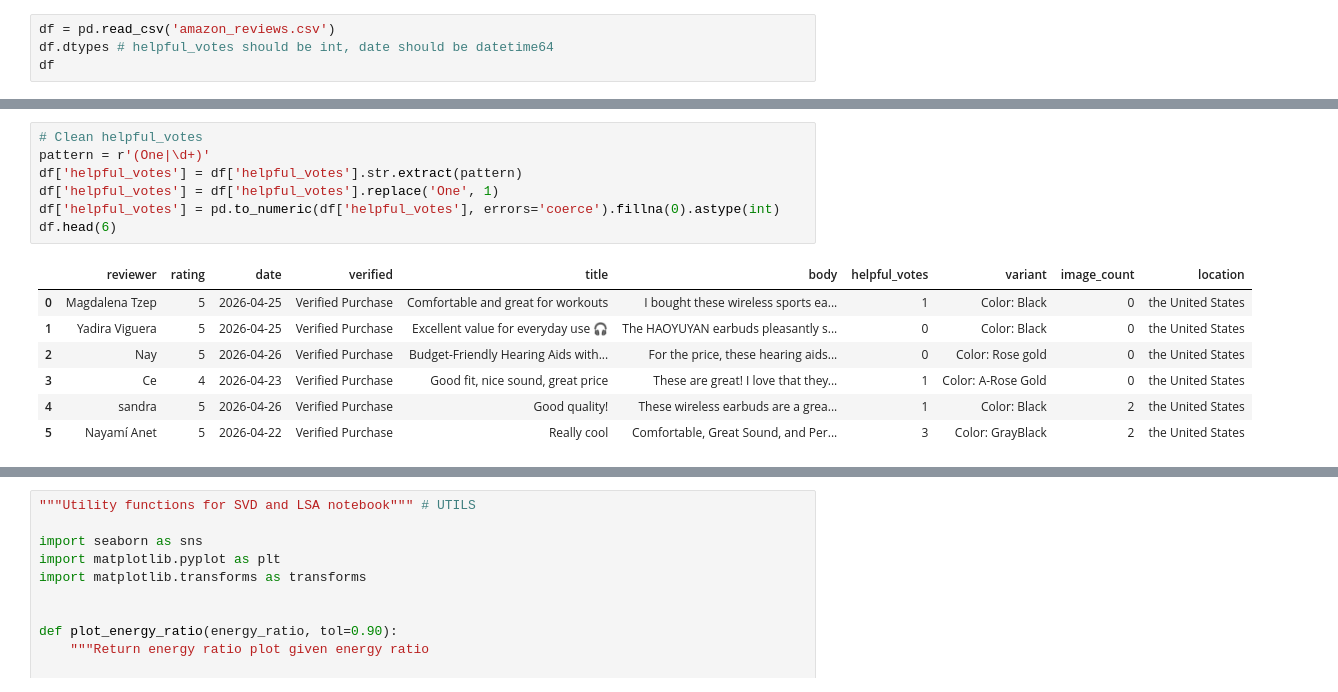
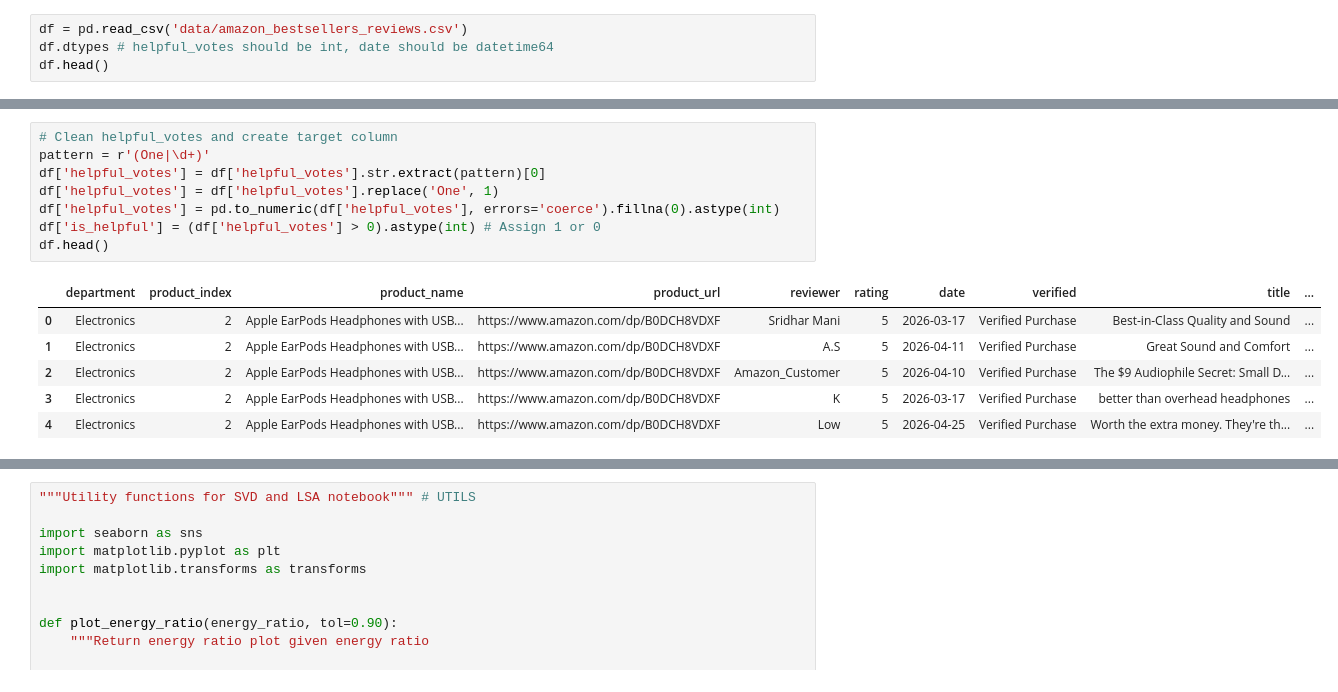
Before and after one commit to TheDetective14/helpful-review-identifier, a Jupyter notebook: cleaner.ipynb, the cells around one changed output, grey strips where cells are left out. Cells and saved outputs as stored; diff of their text form.

```diff
--- a/cleaner.ipynb
+++ b/cleaner.ipynb
@@ -10,5 +12,5 @@ DetectorFactory.seed = 0
 # %%
-df = pd.read_csv('amazon_reviews.csv')
+df = pd.read_csv('data/amazon_bestsellers_reviews.csv')
 df.dtypes # helpful_votes should be int, date should be datetime64
-df
+df.head()
 # %% [output]
@@ -42,15 +36,15 @@ df.head()
 # %%
-# Clean helpful_votes
+# Clean helpful_votes and create target column
 pattern = r'(One|\d+)'
-df['helpful_votes'] = df['helpful_votes'].str.extract(pattern)
+df['helpful_votes'] = df['helpful_votes'].str.extract(pattern)[0]
 df['helpful_votes'] = df['helpful_votes'].replace('One', 1)
 df['helpful_votes'] = pd.to_numeric(df['helpful_votes'], errors='coerce').fillna(0).astype(int)
-df.head(6)
+df['is_helpful'] = (df['helpful_votes'] > 0).astype(int) # Assign 1 or 0
+df.head()
 # %% [output]
-|  | reviewer | rating | date | verified | title | body | helpful_votes | variant | image_count | location |
-| 0 | Magdalena Tzep | 5 | 2026-04-25 | Verified Purchase | Comfortable and great for workouts | I bought these wireless sports ea... | 1 | Color: Black | 0 | the United States |
-| 1 | Yadira Viguera | 5 | 2026-04-25 | Verified Purchase | Excellent value for everyday use 🎧 | The HAOYUYAN earbuds pleasantly s... | 0 | Color: Black | 0 | the United States |
-| 2 | Nay | 5 | 2026-04-26 | Verified Purchase | Budget-Friendly Hearing Aids with... | For the price, these hearing aids... | 0 | Color: Rose gold | 0 | the United States |
-| 3 | Ce | 4 | 2026-04-23 | Verified Purchase | Good fit, nice sound, great price | These are great! I love that they... | 1 | Color: A-Rose Gold | 0 | the United States |
-| 4 | sandra | 5 | 2026-04-26 | Verified Purchase | Good quality! | These wireless earbuds are a grea... | 1 | Color: Black | 2 | the United States |
-| 5 | Nayamí Anet | 5 | 2026-04-22 | Verified Purchase | Really cool | Comfortable, Great Sound, and Per... | 3 | Color: GrayBlack | 2 | the United States |
+|  | department | product_index | product_name | product_url | reviewer | rating | date | verified | title | ... |
+| 0 | Electronics | 2 | Apple EarPods Headphones with USB... | https://www.amazon.com/dp/B0DCH8VDXF | Sridhar Mani | 5 | 2026-03-17 | Verified Purchase | Best-in-Class Quality and Sound | ... |
+| 1 | Electronics | 2 | Apple EarPods Headphones with USB... | https://www.amazon.com/dp/B0DCH8VDXF | A.S | 5 | 2026-04-11 | Verified Purchase | Great Sound and Comfort | ... |
+| 2 | Electronics | 2 | Apple EarPods Headphones with USB... | https://www.amazon.com/dp/B0DCH8VDXF | Amazon_Customer | 5 | 2026-04-10 | Verified Purchase | The $9 Audiophile Secret: Small D... | ... |
+| 3 | Electronics | 2 | Apple EarPods Headphones with USB... | https://www.amazon.com/dp/B0DCH8VDXF | K | 5 | 2026-03-17 | Verified Purchase | better than overhead headphones | ... |
+| 4 | Electronics | 2 | Apple EarPods Headphones with USB... | https://www.amazon.com/dp/B0DCH8VDXF | Low | 5 | 2026-04-25 | Verified Purchase | Worth the extra money. They're th... | ... |
```
Also changed, not shown: parts of 28 cells of this notebook, 1 other file.
